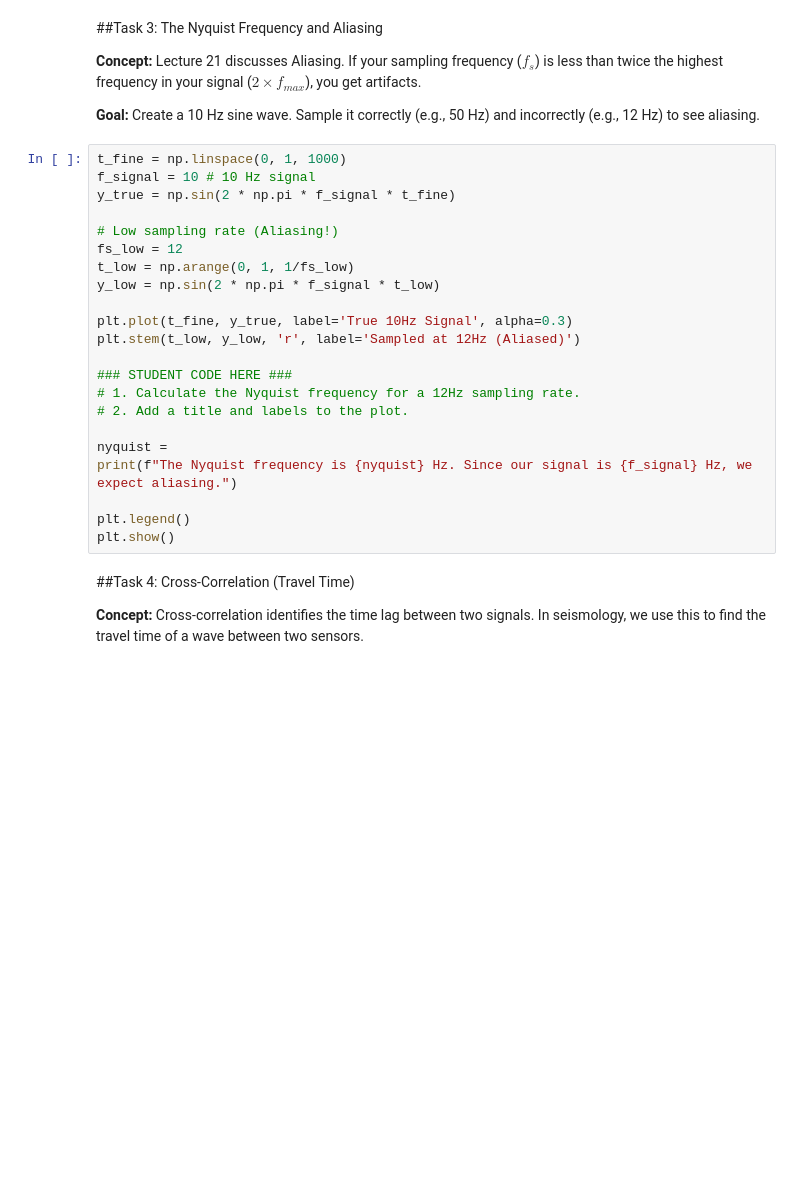
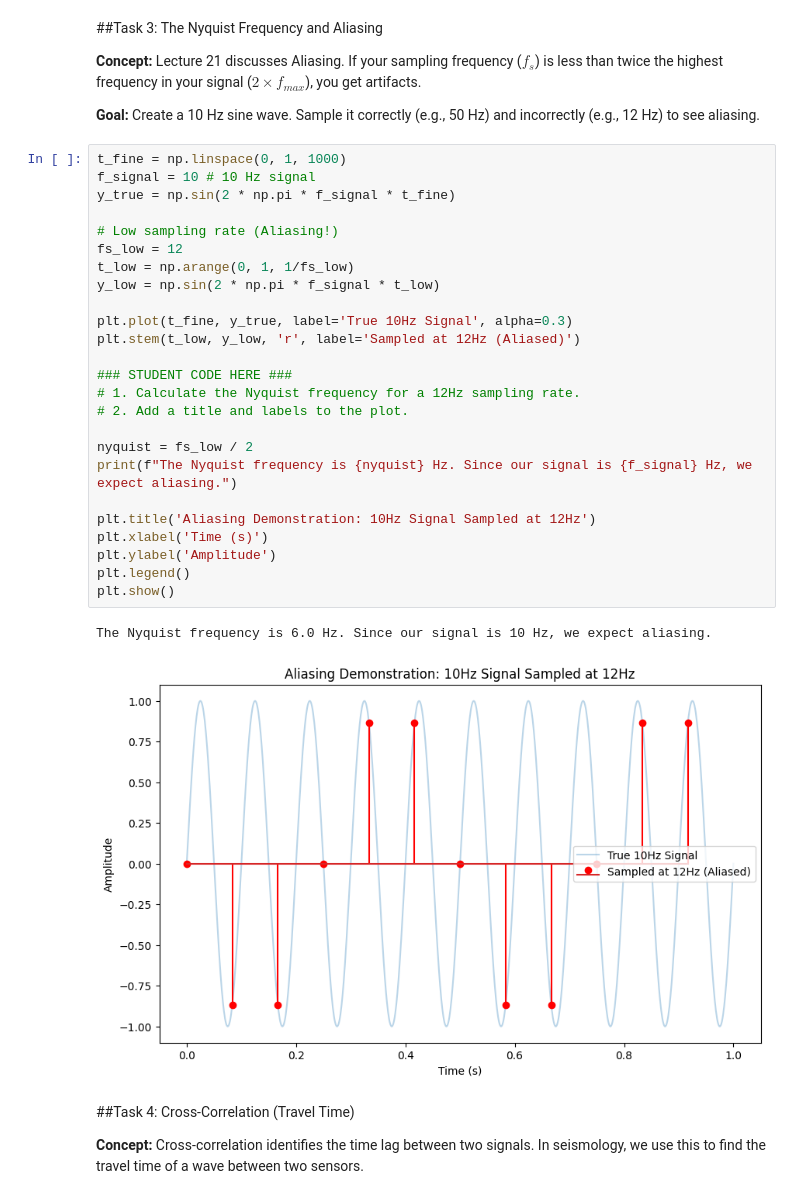
Before and after one commit to Hayden-Martin4250/Earthscience2245, a Jupyter notebook: ES2245_lab9.ipynb, the cells around one changed output. Saved outputs shown, nothing was run; the diff lists cells and outputs as text; blank space fills up the shorter version.

```diff
--- a/ES2245_lab9.ipynb
+++ b/ES2245_lab9.ipynb
@@ -94,25 +97,31 @@ print(f"P-value: {p_val:.4f}")
 # %%
 t_fine = np.linspace(0, 1, 1000)
 f_signal = 10 # 10 Hz signal
 y_true = np.sin(2 * np.pi * f_signal * t_fine)
 
 # Low sampling rate (Aliasing!)
 fs_low = 12
 t_low = np.arange(0, 1, 1/fs_low)
 y_low = np.sin(2 * np.pi * f_signal * t_low)
 
 plt.plot(t_fine, y_true, label='True 10Hz Signal', alpha=0.3)
 plt.stem(t_low, y_low, 'r', label='Sampled at 12Hz (Aliased)')
 
 ### STUDENT CODE HERE ###
 # 1. Calculate the Nyquist frequency for a 12Hz sampling rate.
 # 2. Add a title and labels to the plot.
 
-nyquist =
+nyquist = fs_low / 2
 print(f"The Nyquist frequency is {nyquist} Hz. Since our signal is {f_signal} Hz, we expect aliasing.")
 
+plt.title('Aliasing Demonstration: 10Hz Signal Sampled at 12Hz')
+plt.xlabel('Time (s)')
+plt.ylabel('Amplitude')
 plt.legend()
 plt.show()
+# %% [output]
+The Nyquist frequency is 6.0 Hz. Since our signal is 10 Hz, we expect aliasing.
+[figure, added]
 # %% [markdown]
 ##Task 4: Cross-Correlation (Travel Time)
 
```
Also changed, not shown: parts of 6 cells of this notebook.
